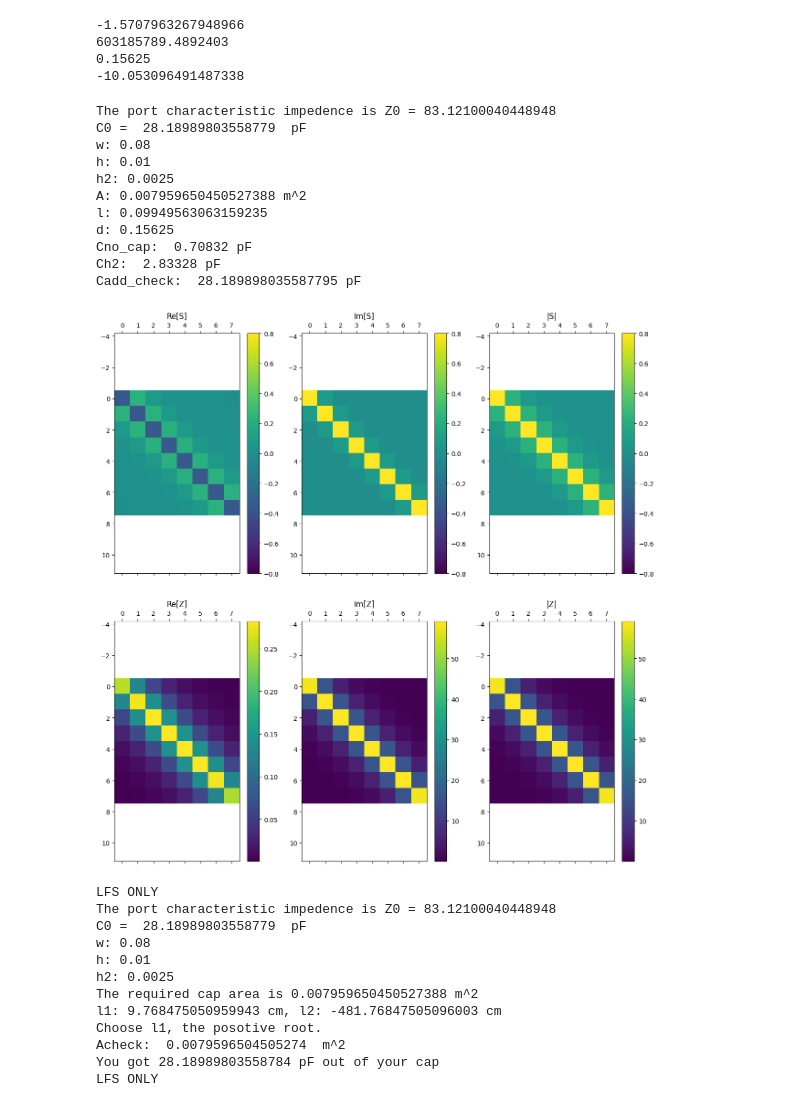
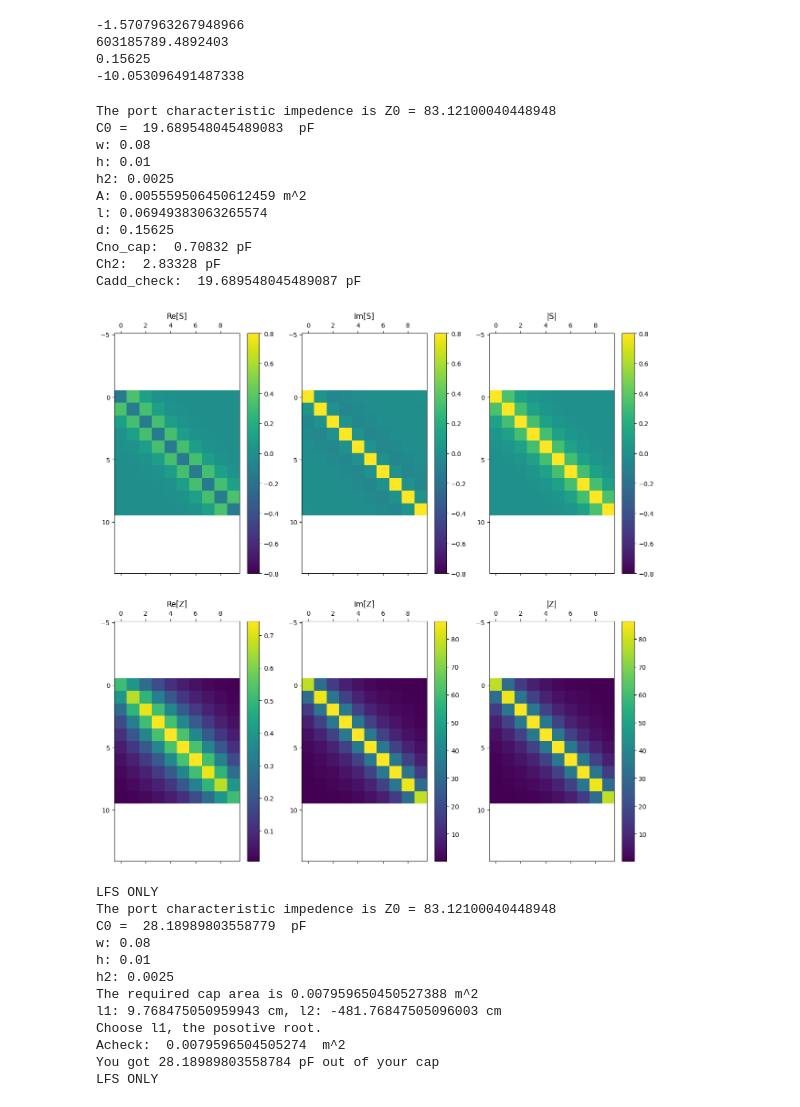
Before and after one commit to vandelij/TWA_circuit, a Jupyter notebook: Jacob_TWA_Design.ipynb, the cells around one changed output. Saved outputs shown, nothing was run; the diff lists cells and outputs as text; code cells hidden in the pictures.

Commit message:
added the capbox S matrix

```diff
--- a/Jacob_TWA_Design.ipynb
+++ b/Jacob_TWA_Design.ipynb
@@ -4,7 +4,7 @@ import matplotlib.pyplot as plt
 from TWA_Design_Tools import TWA_Design_Toolkit
 # %%
 # Enter the physical parameters of the antenna
-num_straps = 8
+num_straps = 10
 f0 = 96e6
 w0 = 2*np.pi*f0
 clight = 3e8
@@ -94,7 +94,8 @@ print(myTWA.k_par_max)
 # Smatrix_file_name = 'Smat_comsol_96_MHz_shorter_strap.csv'
 #Smatrix_file_name = 'Smat_comsol_HFS_curved.csv'
 #Smatrix_file_name = 'Smat_comsol_LFS_curved.csv'
-Smatrix_file_name = 'Smat_comsol_flatcompare_curved.csv'
+# Smatrix_file_name = 'Smat_comsol_flatcompare_curved.csv'
+Smatrix_file_name = 'Smat_capbox.csv'
 Smat = myTWA.read_Smat_from_comsol_portscan_Stable(filename=Smatrix_file_name, return_flag=True)
 #print(Smat[1,:])
 # Z0 = myTWA.get_coax_Z0(d_outer=0.016, d_inner=0.004)
@@ -122,38 +123,38 @@ C0check = 1/(Zav*w0)
 Cno_cap = myTWA.epsi0*myTWA.wstr*ts/h
 print('Cno_cap: ', Cno_cap/1e-12, 'pF')
 Ch2 = myTWA.epsi0*myTWA.wstr*ts/h2
 print('Ch2: ', Ch2/1e-12, 'pF')
 Cadd_check  = myTWA.epsi0*myTWA.wstr*l/h2
 print('Cadd_check: ', Cadd_check/1e-12, 'pF')
 myTWA.plot_Smat_and_Zmat()
 
 # Cadd = myTWA.C0 - (Ch2 - Cno_cap)
 # print(f'Because you shrunk your gap from {h*100} to {h2*100} cm, you only need to add C0 - (C2-C1) = {Cadd/1e-12} pF')
 # Add = Cadd*h2/myTWA.epsi0
 # ladd = Add/w
 # print(f'ladd: {ladd}')
 # print(f'h2: {h2}')
 # print('Zav: ', Zav)
 # print('C0check: ', C0check)
 # C0_check2  = myTWA.epsi0*myTWA.wstr*l/h
 # print('C0_check2', C0_check2)
 
 # Cadd_check  = myTWA.epsi0*myTWA.wstr*ladd/h2
 # print('Cadd_check: ', Cadd_check)
 # myTWA.plot_Smat_and_Zmat()
 # %% [output]
 The port characteristic impedence is Z0 = 83.12100040448948
-C0 =  28.18989803558779  pF
+C0 =  19.689548045489083  pF
 w: 0.08
 h: 0.01
 h2: 0.0025
-A: 0.007959650450527388 m^2
-l: 0.09949563063159235
+A: 0.005559506450612459 m^2
+l: 0.06949383063265574
 d: 0.15625
 Cno_cap:  0.70832 pF
 Ch2:  2.83328 pF
-Cadd_check:  28.189898035587795 pF
+Cadd_check:  19.689548045489087 pF
-[figure, old version]
+[figure, new version]
 # %%
 # curved antenna cap area, LFS
 print('LFS ONLY')
```
Also changed, not shown: parts of 4 cells of this notebook, 1 other file.
